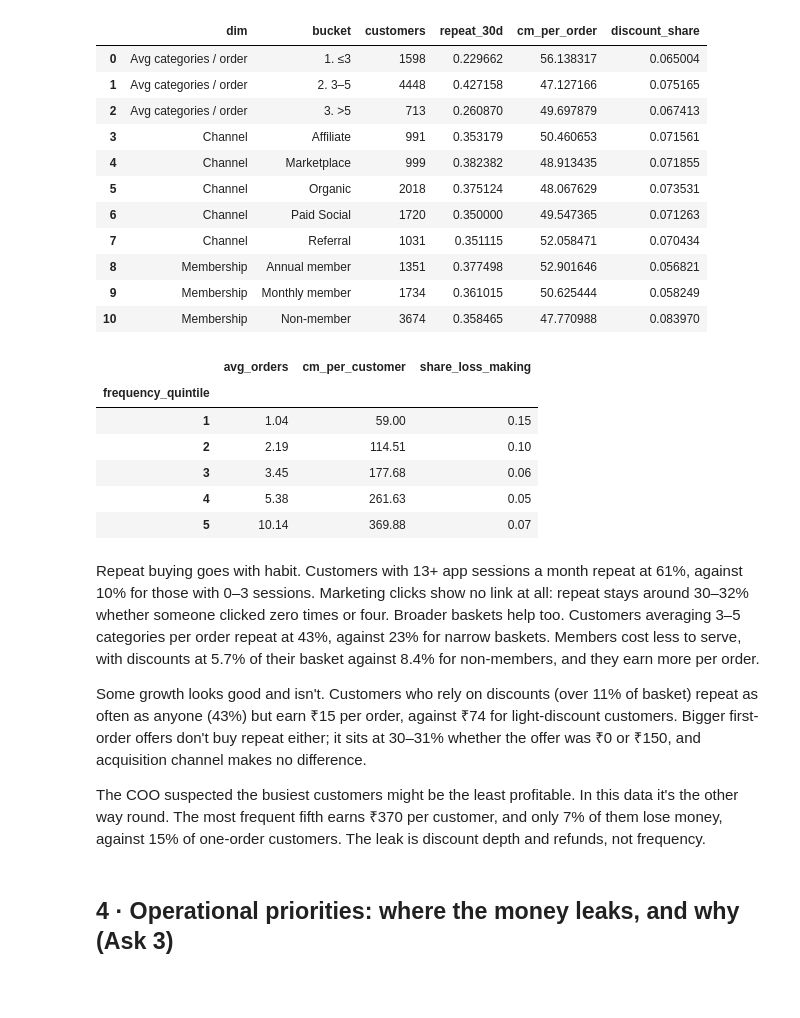
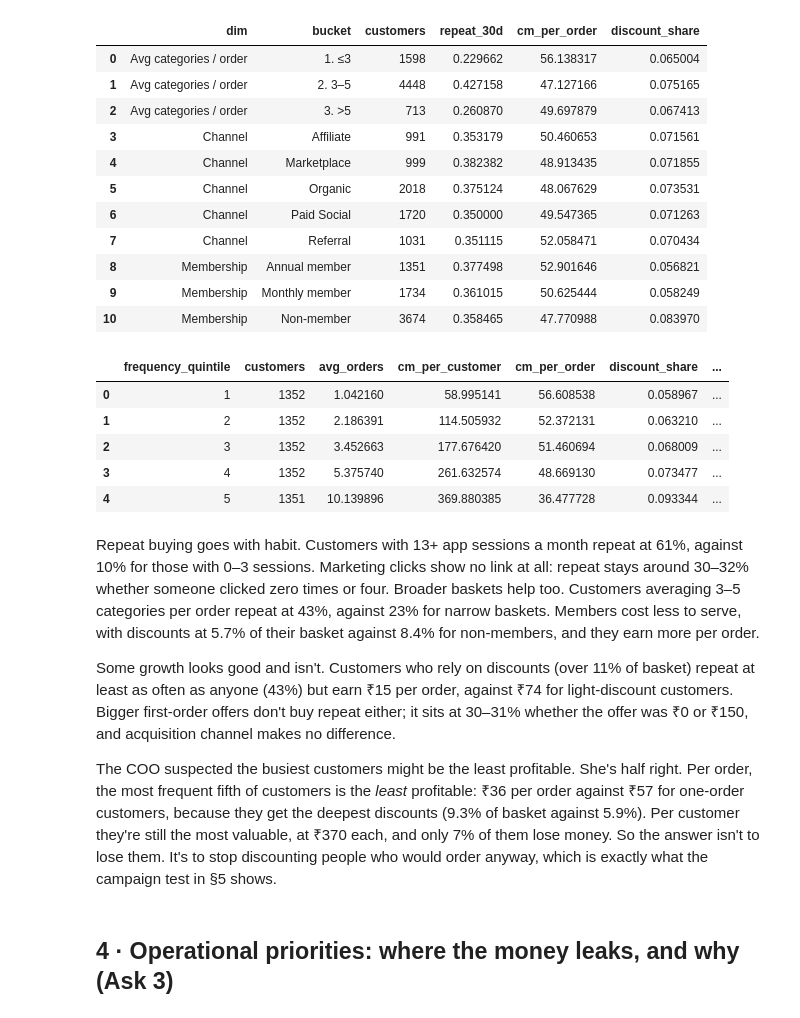
Before and after one commit to Aritra-20/swiftbasket-profitable-growth, a Jupyter notebook: notebooks/swiftbasket_analysis.ipynb, the cells around one changed output. Saved outputs shown, nothing was run; the diff lists cells and outputs as text; code cells hidden in the pictures; blank space fills up the shorter version.

```diff
--- a/notebooks/swiftbasket_analysis.ipynb
+++ b/notebooks/swiftbasket_analysis.ipynb
@@ -357,27 +357,33 @@ breadth
 # %%
 # Are the busiest customers the least profitable? (the COO's hypothesis)
 busy = q("""
-SELECT NTILE(5) OVER (ORDER BY n_orders, customer_id) AS frequency_quintile, n_orders, cm,
-       CASE WHEN cm < 0 THEN 1 ELSE 0 END AS loss_customer
-FROM cust WHERE n_orders > 0
+WITH q AS (
+  SELECT customer_id, n_orders, cm, NTILE(5) OVER (ORDER BY n_orders, customer_id) AS frequency_quintile
+  FROM cust WHERE n_orders > 0)
+SELECT q.frequency_quintile,
+       COUNT(DISTINCT q.customer_id)                                   AS customers,
+       COUNT(*) * 1.0 / COUNT(DISTINCT q.customer_id)                  AS avg_orders,
+       SUM(o.contribution_margin_inr) / COUNT(DISTINCT q.customer_id)  AS cm_per_customer,
+       AVG(o.contribution_margin_inr)                                  AS cm_per_order,
+       SUM(o.discount_inr) / SUM(o.basket_value_inr)                   AS discount_share,
+       (SELECT AVG(CASE WHEN q2.cm < 0 THEN 1 ELSE 0 END) FROM q q2 WHERE q2.frequency_quintile = q.frequency_quintile) AS share_loss_making
+FROM q JOIN orders o USING (customer_id)
+GROUP BY 1 ORDER BY 1
 """)
+busy
+# %% [output]
+|  | frequency_quintile | customers | avg_orders | cm_per_customer | cm_per_order | discount_share | ... |
+| 0 | 1 | 1352 | 1.042160 | 58.995141 | 56.608538 | 0.058967 | ... |
+| 1 | 2 | 1352 | 2.186391 | 114.505932 | 52.372131 | 0.063210 | ... |
+| 2 | 3 | 1352 | 3.452663 | 177.676420 | 51.460694 | 0.068009 | ... |
+| 3 | 4 | 1352 | 5.375740 | 261.632574 | 48.669130 | 0.073477 | ... |
+| 4 | 5 | 1351 | 10.139896 | 369.880385 | 36.477728 | 0.093344 | ... |
-# %%
-busy.groupby("frequency_quintile").agg(avg_orders=("n_orders","mean"), cm_per_customer=("cm","mean"),
-                                       share_loss_making=("loss_customer","mean")).round(2)
-# %% [output]
-|  | avg_orders | cm_per_customer | share_loss_making |
-| frequency_quintile |  |  |  |
-| 1 | 1.04 | 59.00 | 0.15 |
-| 2 | 2.19 | 114.51 | 0.10 |
-| 3 | 3.45 | 177.68 | 0.06 |
-| 4 | 5.38 | 261.63 | 0.05 |
-| 5 | 10.14 | 369.88 | 0.07 |
 # %% [markdown]
 Repeat buying goes with habit. Customers with 13+ app sessions a month repeat at 61%, against 10% for those with 0–3 sessions. Marketing clicks show no link at all: repeat stays around 30–32% whether someone clicked zero times or four. Broader baskets help too. Customers averaging 3–5 categories per order repeat at 43%, against 23% for narrow baskets. Members cost less to serve, with discounts at 5.7% of their basket against 8.4% for non-members, and they earn more per order.
 
-Some growth looks good and isn't. Customers who rely on discounts (over 11% of basket) repeat as often as anyone (43%) but earn ₹15 per order, against ₹74 for light-discount customers. Bigger first-order offers don't buy repeat either; it sits at 30–31% whether the offer was ₹0 or ₹150, and acquisition channel makes no difference.
+Some growth looks good and isn't. Customers who rely on discounts (over 11% of basket) repeat at least as often as anyone (43%) but earn ₹15 per order, against ₹74 for light-discount customers. Bigger first-order offers don't buy repeat either; it sits at 30–31% whether the offer was ₹0 or ₹150, and acquisition channel makes no difference.
 
-The COO suspected the busiest customers might be the least profitable. In this data it's the other way round. The most frequent fifth earns ₹370 per customer, and only 7% of them lose money, against 15% of one-order customers. The leak is discount depth and refunds, not frequency.
+The COO suspected the busiest customers might be the least profitable. She's half right. Per order, the most frequent fifth of customers is the *least* profitable: ₹36 per order against ₹57 for one-order customers, because they get the deepest discounts (9.3% of basket against 5.9%). Per customer they're still the most valuable, at ₹370 each, and only 7% of them lose money. So the answer isn't to lose them. It's to stop discounting people who would order anyway, which is exactly what the campaign test in §5 shows.
 # %% [markdown]
 ## 4 · Operational priorities: where the money leaks, and why (Ask 3)
 # %%
```
Also changed, not shown: parts of 4 cells of this notebook, 5 other files.
